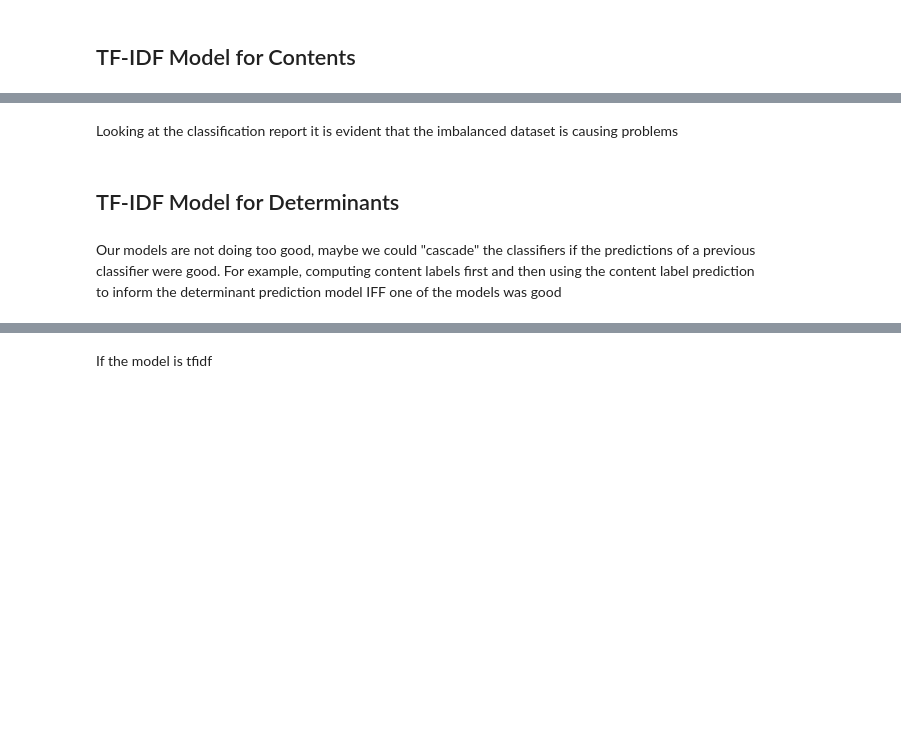
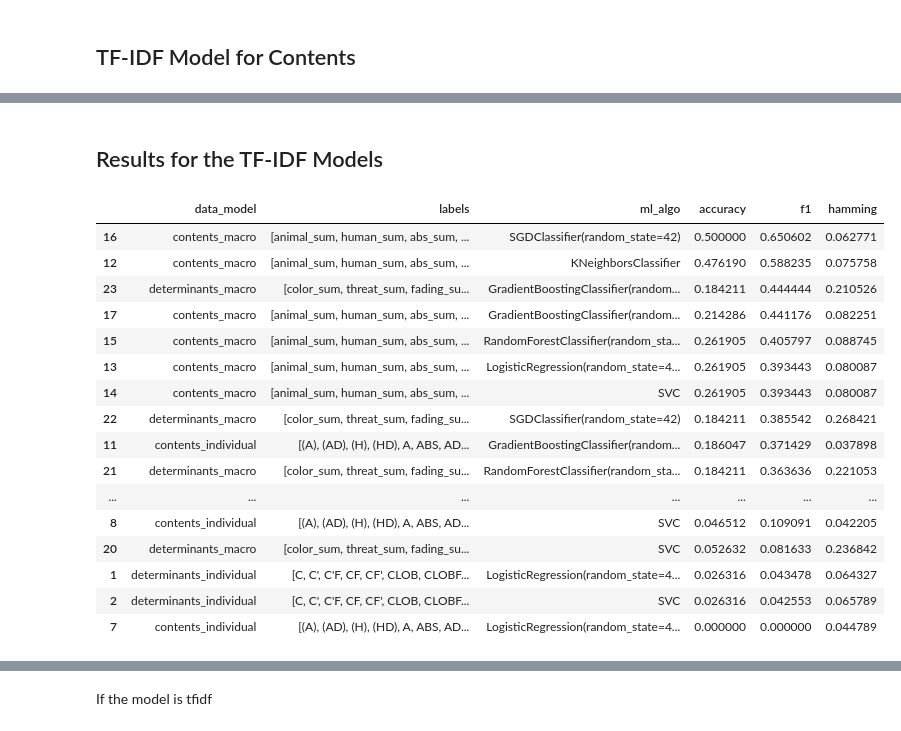
Before and after one commit to alberto-lorente/RorschIA_07-04, a Jupyter notebook: Dev/3. ML_models_development.ipynb, the cells around one changed output, grey strips where cells are left out. Saved outputs shown, nothing was run; the diff lists cells and outputs as text; code cells hidden in the pictures; blank space fills up the shorter version.

Commit message:
revised trad ml models

```diff
--- a/Dev/3. ML_models_development.ipynb
+++ b/Dev/3. ML_models_development.ipynb
@@ -107,2 +68,64 @@ weighted avg       0.15      0.04      0.07        45
-# %% [markdown]
-Looking at the classification report it is evident that the imbalanced dataset is causing problems
+# %%
+def model_tfidf(df_name, models=models):
+
+    name = "_".join(df_name.split("_")[1:3])
+    df = pd.read_csv(df_name)
+
+    X_train, y_train, X_test, y_test, df_labels = pre_process_data(df, test_proportion=0.1)
+
+    tfidf_vectorizer = TfidfVectorizer(stop_words="english")
+    X_train_transformed = tfidf_vectorizer.fit_transform(X_train["FQText"].to_list())
+    X_test_transformed = tfidf_vectorizer.transform(X_test["FQText"].to_list())
+
+    list_results = []
+
+    for model in models:
+        model_name = str(model).split("()")[0]
+        dict_model_info = {"data_model": name,
+                            "labels": df_labels,
+                            "ml_algo":model_name}
+        one_v_rest = OneVsRestClassifier(model)
+
+        model_fit = one_v_rest.fit(X_train_transformed, y_train)
+
+        y_pred = model_fit.predict(X_test_transformed)
+
+        accuracy = accuracy_score(y_test, y_pred)
+        f1 = f1_score(y_test, y_pred, average="micro")
+        hamming = hamming_loss(y_test, y_pred)
+
+        dict_model_info["accuracy"] = accuracy
+        dict_model_info["f1"] = f1
+        dict_model_info["hamming"] = hamming
+
+        list_results.append(dict_model_info)
+    return list_results
+# %%
+results = []
+for df in dfs:
+    results_per_df = model_tfidf(df)
+    results.extend(results_per_df)
+# %% [markdown]
+## Results for the TF-IDF Models
+# %%
+df_results_tf = pd.DataFrame(results)
+# %%
+df_results_tf.sort_values("f1", ascending=False)
+# %% [output]
+|  | data_model | labels | ml_algo | accuracy | f1 | hamming |
+| 16 | contents_macro | [animal_sum, human_sum, abs_sum, ... | SGDClassifier(random_state=42) | 0.500000 | 0.650602 | 0.062771 |
+| 12 | contents_macro | [animal_sum, human_sum, abs_sum, ... | KNeighborsClassifier | 0.476190 | 0.588235 | 0.075758 |
+| 23 | determinants_macro | [color_sum, threat_sum, fading_su... | GradientBoostingClassifier(random... | 0.184211 | 0.444444 | 0.210526 |
+| 17 | contents_macro | [animal_sum, human_sum, abs_sum, ... | GradientBoostingClassifier(random... | 0.214286 | 0.441176 | 0.082251 |
+| 15 | contents_macro | [animal_sum, human_sum, abs_sum, ... | RandomForestClassifier(random_sta... | 0.261905 | 0.405797 | 0.088745 |
+| 13 | contents_macro | [animal_sum, human_sum, abs_sum, ... | LogisticRegression(random_state=4... | 0.261905 | 0.393443 | 0.080087 |
+| 14 | contents_macro | [animal_sum, human_sum, abs_sum, ... | SVC | 0.261905 | 0.393443 | 0.080087 |
+| 22 | determinants_macro | [color_sum, threat_sum, fading_su... | SGDClassifier(random_state=42) | 0.184211 | 0.385542 | 0.268421 |
+| 11 | contents_individual | [(A), (AD), (H), (HD), A, ABS, AD... | GradientBoostingClassifier(random... | 0.186047 | 0.371429 | 0.037898 |
+| 21 | determinants_macro | [color_sum, threat_sum, fading_su... | RandomForestClassifier(random_sta... | 0.184211 | 0.363636 | 0.221053 |
+| ... | ... | ... | ... | ... | ... | ... |
+| 8 | contents_individual | [(A), (AD), (H), (HD), A, ABS, AD... | SVC | 0.046512 | 0.109091 | 0.042205 |
+| 20 | determinants_macro | [color_sum, threat_sum, fading_su... | SVC | 0.052632 | 0.081633 | 0.236842 |
+| 1 | determinants_individual | [C, C', C'F, CF, CF', CLOB, CLOBF... | LogisticRegression(random_state=4... | 0.026316 | 0.043478 | 0.064327 |
+| 2 | determinants_individual | [C, C', C'F, CF, CF', CLOB, CLOBF... | SVC | 0.026316 | 0.042553 | 0.065789 |
+| 7 | contents_individual | [(A), (AD), (H), (HD), A, ABS, AD... | LogisticRegression(random_state=4... | 0.000000 | 0.000000 | 0.044789 |
@@ -111,8 +136,2 @@ pickle.dump(model, open(r"..\Models\Contents\pipeline_contents_One-Many_V4-11-05
 
 # will save the RF model since it was at the end of the list
-# %% [markdown]
-## TF-IDF Model for Determinants
-# %% [markdown]
-Our models are not doing too good, maybe we could "cascade" the classifiers if the predictions of a previous classifier were good.
-For example, computing content labels first and then using the content label prediction to inform the determinant prediction model
-IFF one of the models was good
```
Also changed, not shown: parts of 54 cells of this notebook, 2 other files.
